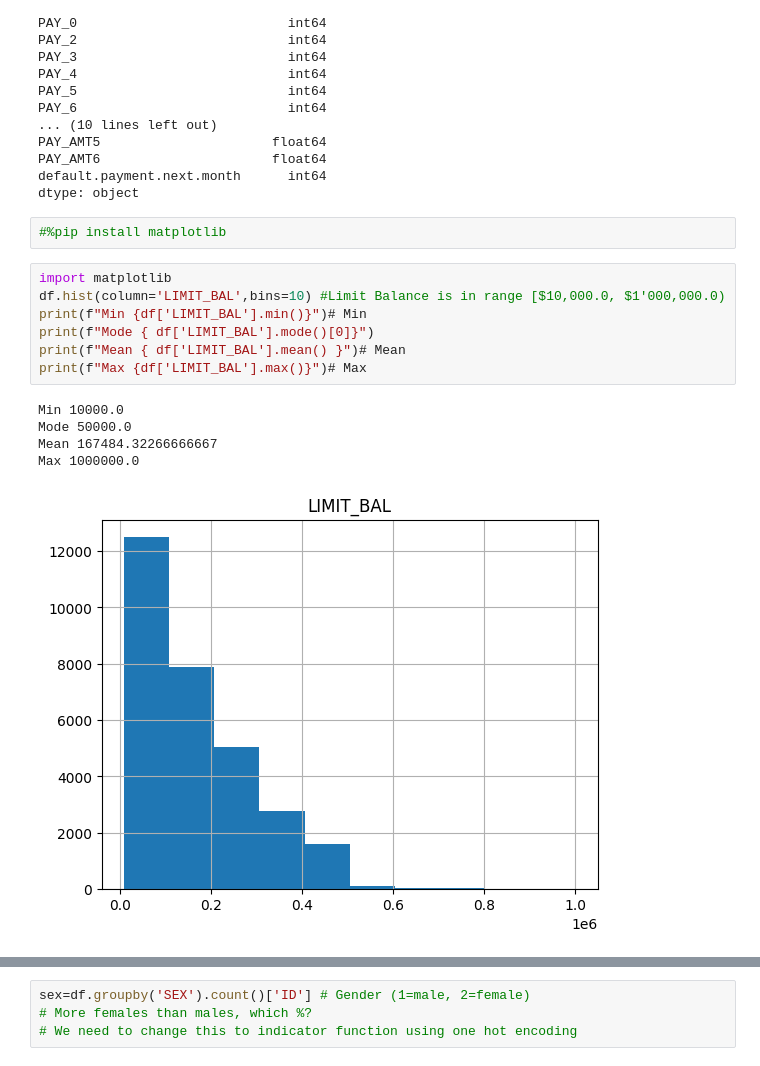
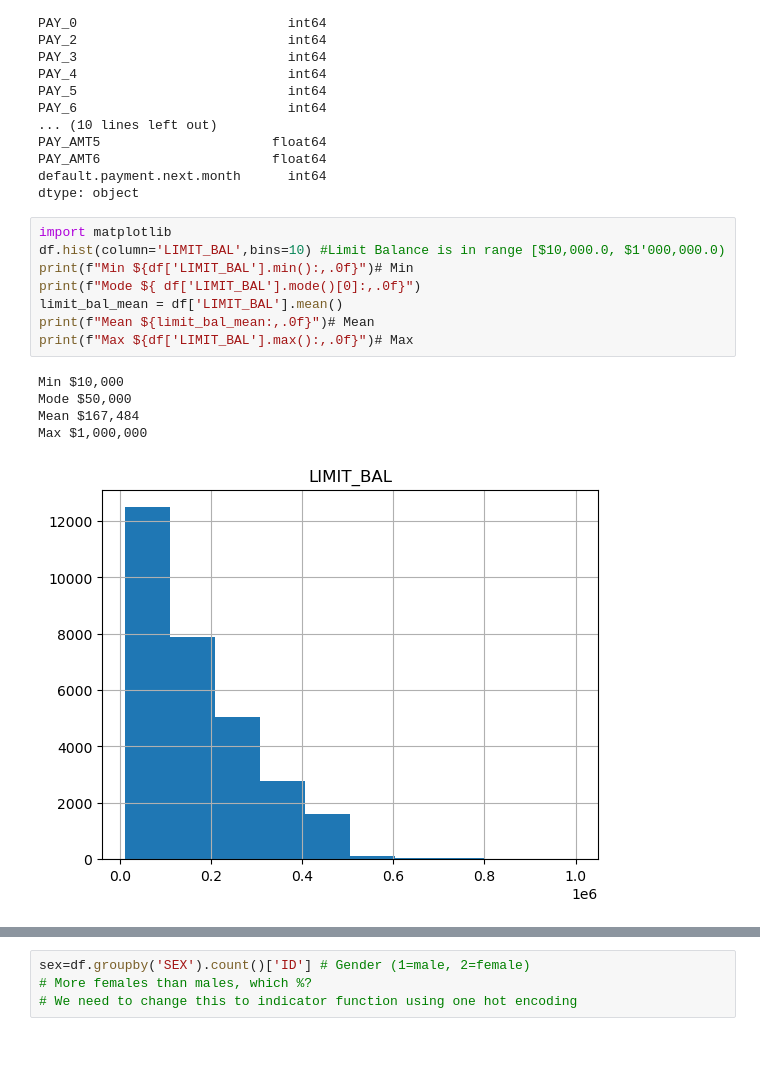
Before and after one commit to actlyong/DataScience, a Jupyter notebook: credit_scoring_model/credit_scoring_model.ipynb, the cells around one changed output, grey strips where cells are left out. Drawn from its saved outputs; the diff is of its cells as text.

```diff
--- a/credit_scoring_model/credit_scoring_model.ipynb
+++ b/credit_scoring_model/credit_scoring_model.ipynb
@@ -104,18 +87,17 @@ PAY_AMT5                      float64
 PAY_AMT6                      float64
 default.payment.next.month      int64
 dtype: object
-# %%
-#%pip install matplotlib
 # %%
 import matplotlib
 df.hist(column='LIMIT_BAL',bins=10) #Limit Balance is in range [$10,000.0, $1'000,000.0)
-print(f"Min {df['LIMIT_BAL'].min()}")# Min
-print(f"Mode { df['LIMIT_BAL'].mode()[0]}")
-print(f"Mean { df['LIMIT_BAL'].mean() }")# Mean
-print(f"Max {df['LIMIT_BAL'].max()}")# Max
+print(f"Min ${df['LIMIT_BAL'].min():,.0f}")# Min
+print(f"Mode ${ df['LIMIT_BAL'].mode()[0]:,.0f}")
+limit_bal_mean = df['LIMIT_BAL'].mean()
+print(f"Mean ${limit_bal_mean:,.0f}")# Mean
+print(f"Max ${df['LIMIT_BAL'].max():,.0f}")# Max
 # %% [output]
-Min 10000.0
-Mode 50000.0
-Mean 167484.32266666667
-Max 1000000.0
+Min $10,000
+Mode $50,000
+Mean $167,484
+Max $1,000,000
-[figure, old version]
+[figure, new version]
```
Also changed, not shown: parts of 81 cells of this notebook, 3 other files.
